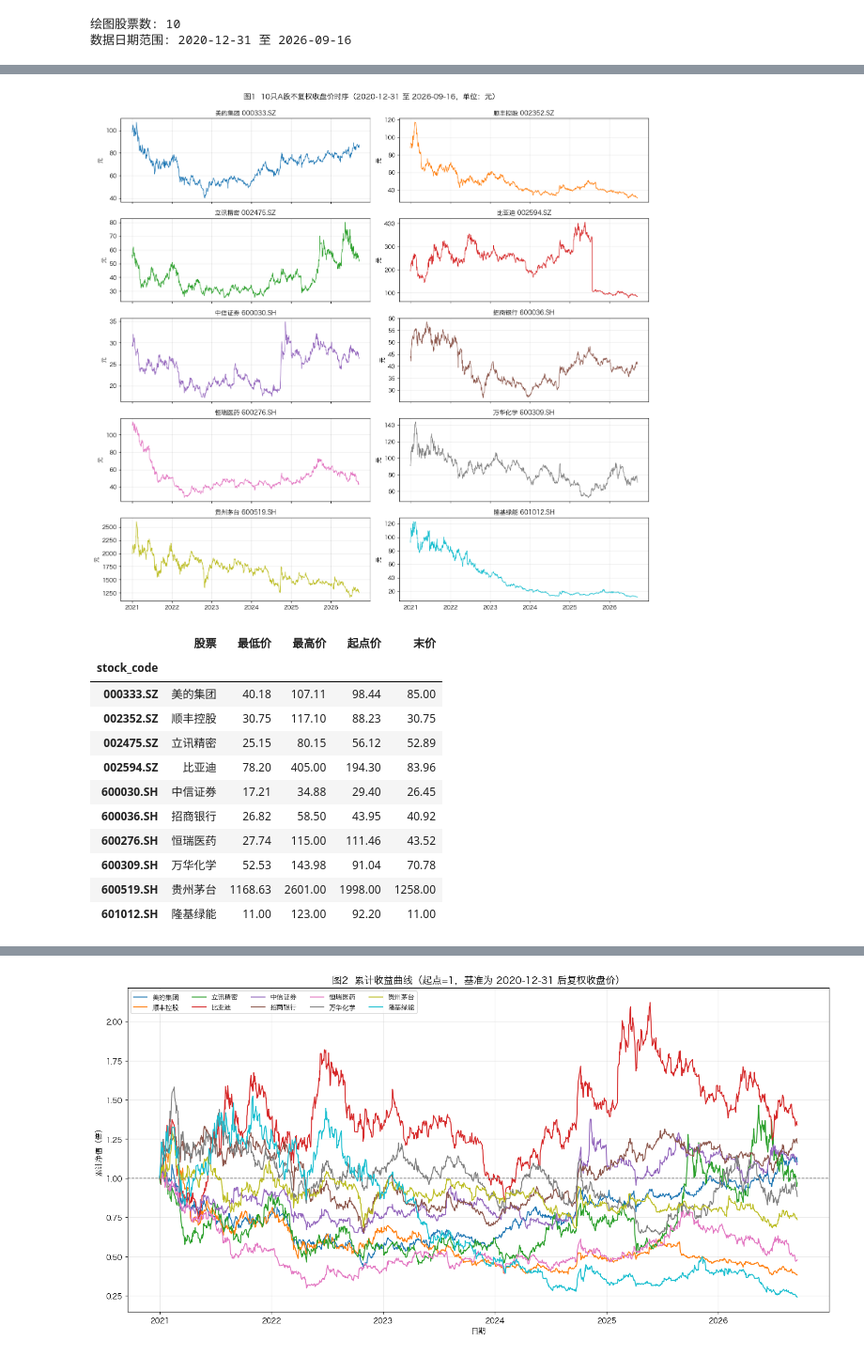
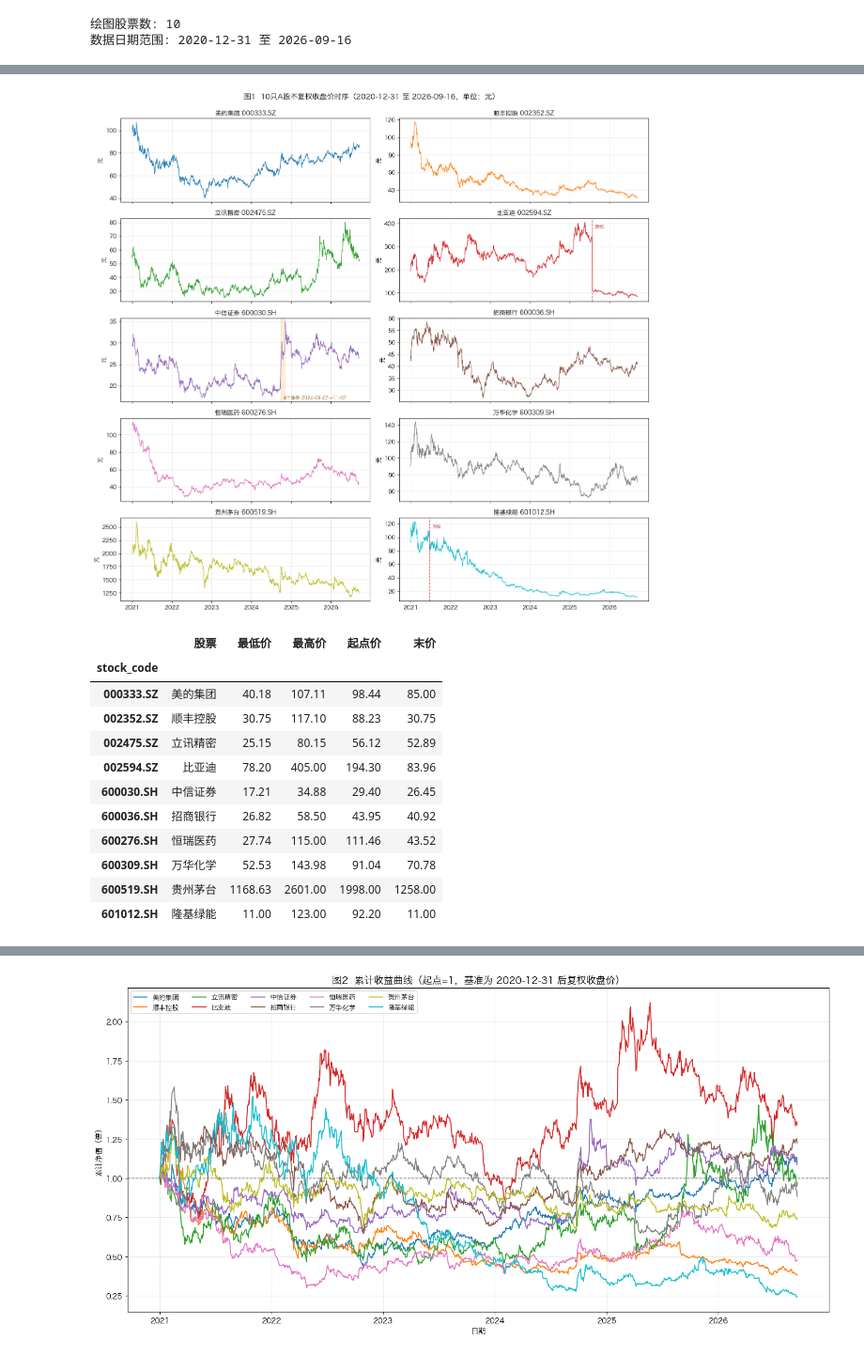
Before and after one commit to Jaremy112/fineco-homework, a Jupyter notebook: hw02-1/hw02-1.ipynb, the cells around one changed output, grey strips where cells are left out. Shown at 94% size. Drawn from its saved outputs; the diff is of its cells as text; code cells hidden in the pictures.

```diff
--- a/hw02-1/hw02-1.ipynb
+++ b/hw02-1/hw02-1.ipynb
@@ -467,3 +467,24 @@ print("数据日期范围:", d["date"].min().date(), "至", d["date"].max().date
 # %% [output]
 绘图股票数: 10
 数据日期范围: 2020-12-31 至 2026-09-16
+# %%
+import pandas as pd
+
+# 除权断点自动识别：不复权价单日暴跌 >20%，但同日按后复权价计算的收益正常
+chk = d.sort_values(["stock_code", "date"]).copy()
+gg = chk.groupby("stock_code")
+chk["ret_unadj"] = gg["close_unadjusted"].pct_change()   # 不复权口径单日涨跌幅
+chk["ret_hfq_chk"] = gg["close_hfq"].pct_change()        # 后复权口径单日涨跌幅
+exr = chk[(chk["ret_unadj"] < -0.20) & (chk["ret_hfq_chk"].abs() < 0.05)].copy()
+
+exr_t = exr[["stock_name", "date", "close_unadjusted", "ret_unadj", "ret_hfq_chk"]].copy()
+exr_t.columns = ["股票", "断点日期", "当日不复权收盘价", "不复权单日跌幅", "同日后复权收益"]
+exr_t["判定"] = "除权/除息断口：价格机械下调，非真实下跌"
+display(exr_t.style.format({"不复权单日跌幅": "{:.2%}", "同日后复权收益": "{:.2%}",
+                            "当日不复权收盘价": "{:.2f}"}).hide(axis="index"))
+
+n_real = int(((chk["ret_unadj"] < -0.20) & (chk["ret_hfq_chk"] < -0.05)).sum())
+print("扫描口径：不复权单日跌幅 < -20%")
+print("  其中后复权收益正常（|ret| < 5%）→ 除权断口，共", len(exr_t), "处")
+print("  其中后复权同样暴跌（<-5%）  → 真实暴跌，共", n_real, "处")
+print("结论：样本期内全部大额跳空均来自除权除息，没有一例是真实单日暴跌。")
@@ -470,26 +499,39 @@ print("数据日期范围:", d["date"].min().date(), "至", d["date"].max().date
 # %%
-# 图1：各股票不复权收盘价时序（分面）
+# 图1：各股票不复权收盘价时序（分面），除权断点用红色虚线标注
 fig, axes = plt.subplots(5, 2, figsize=(14, 13), sharex=True)
 for ax, code in zip(axes.ravel(), order):
     sub = d[d["stock_code"] == code]
     ax.plot(sub["date"], sub["close_unadjusted"], color=colors[code], linewidth=1)
     ax.set_title(f"{names[code]} {code}", fontsize=11)
     ax.set_ylabel("元")
     ax.grid(alpha=0.3)
+    # 中信证券：标注 2024 年政策行情连续涨停区间（真实上涨，非除权）
+    if code == "600030.SH":
+        ax.axvspan(pd.Timestamp("2024-09-27"), pd.Timestamp("2024-11-07"),
+                   color="#FAC775", alpha=0.30, zorder=0)
+        ax.annotate("4个涨停 2024-09-27→11-07", xy=(pd.Timestamp("2024-09-30"), ax.get_ylim()[0]),
+                    xytext=(4, 4), textcoords="offset points",
+                    fontsize=8, color="#854F0B")
+    # 除权断点：红色虚线 + 文字标注
+    for dt in exr.loc[exr["stock_code"] == code, "date"]:
+        ax.axvline(dt, color="#E24B4A", linestyle="--", linewidth=1.1, zorder=3)
+        ax.annotate("除权", xy=(dt, sub["close_unadjusted"].max()),
+                    xytext=(5, -11), textcoords="offset points",
+                    fontsize=8, color="#A32D2D")
 axes[0, 0].xaxis.set_major_locator(mdates.YearLocator())
 axes[0, 0].xaxis.set_major_formatter(mdates.DateFormatter("%Y"))
 fig.suptitle("图1  10只A股不复权收盘价时序（2020-12-31 至 2026-09-16，单位：元）",
              fontsize=13, y=0.995)
 fig.tight_layout()
 plt.show()
 
 # 价格区间表
 display(d.groupby("stock_code").agg(
     股票=("stock_name", "first"), 最低价=("close_unadjusted", "min"), 最高价=("close_unadjusted", "max"),
     起点价=("close_unadjusted", "first"), 末价=("close_unadjusted", "last")
 ).reindex(order))
 # %% [output]
-[figure, old version]
+[figure, new version]
 |  | 股票 | 最低价 | 最高价 | 起点价 | 末价 |
 | stock_code |  |  |  |  |  |
 | 000333.SZ | 美的集团 | 40.18 | 107.11 | 98.44 | 85.00 |
```
Also changed, not shown: parts of 3 cells of this notebook, 3 other files.
